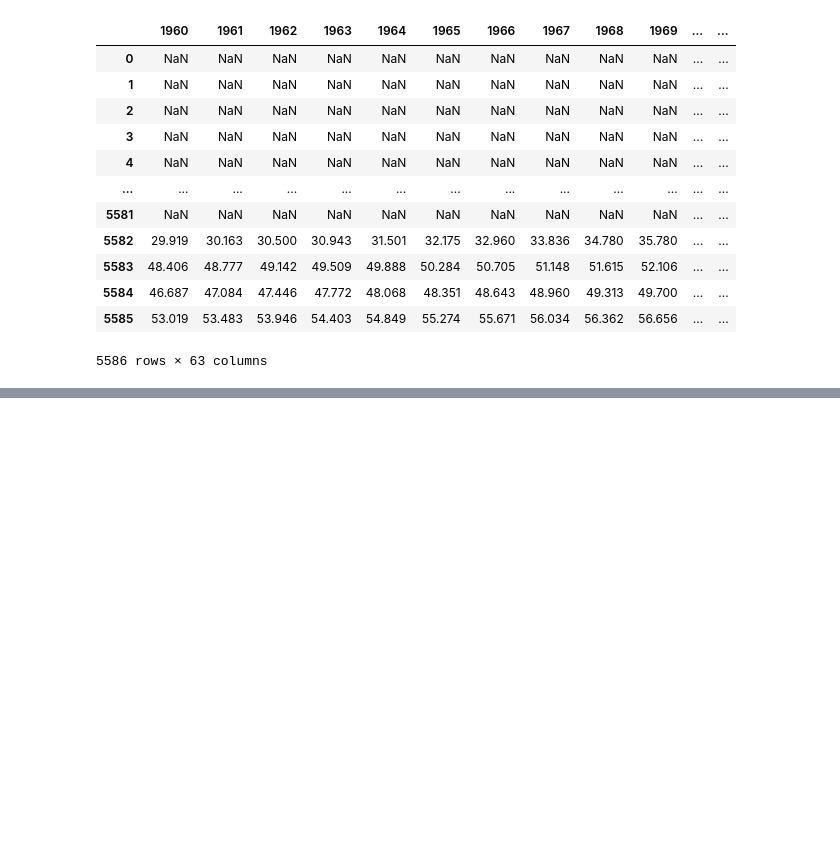
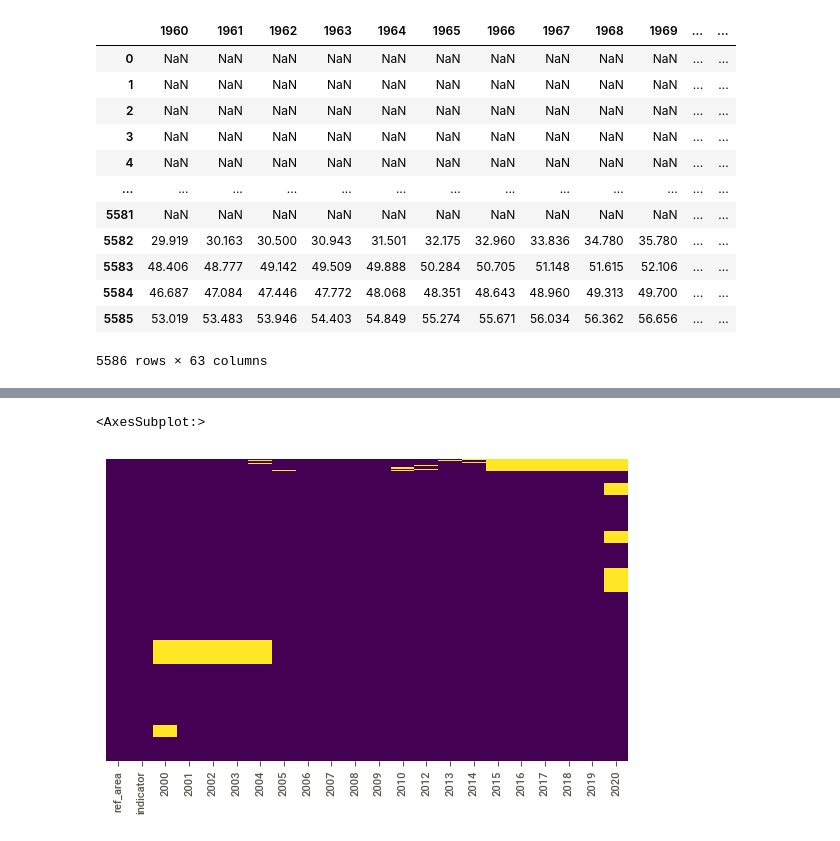
Before and after one commit to gridsusc/mindspark-4-team-no-free-lunch, a Jupyter notebook: MindSpark.ipynb, the cells around one changed output, grey strips where cells are left out. Drawn from its saved outputs; the diff is of its cells as text; code cells hidden in the pictures; blank space fills up the shorter version.

```diff
--- a/MindSpark.ipynb
+++ b/MindSpark.ipynb
@@ -80,0 +288,6 @@ all_df
+# %%
+sns.heatmap(pd.read_csv('final.csv').isnull(), cbar = False,
+            cmap = 'viridis', yticklabels = False)
+# %% [output]
+<AxesSubplot:>
+[figure, added]
```
Also changed, not shown: parts of 19 cells of this notebook, 1 other file.
